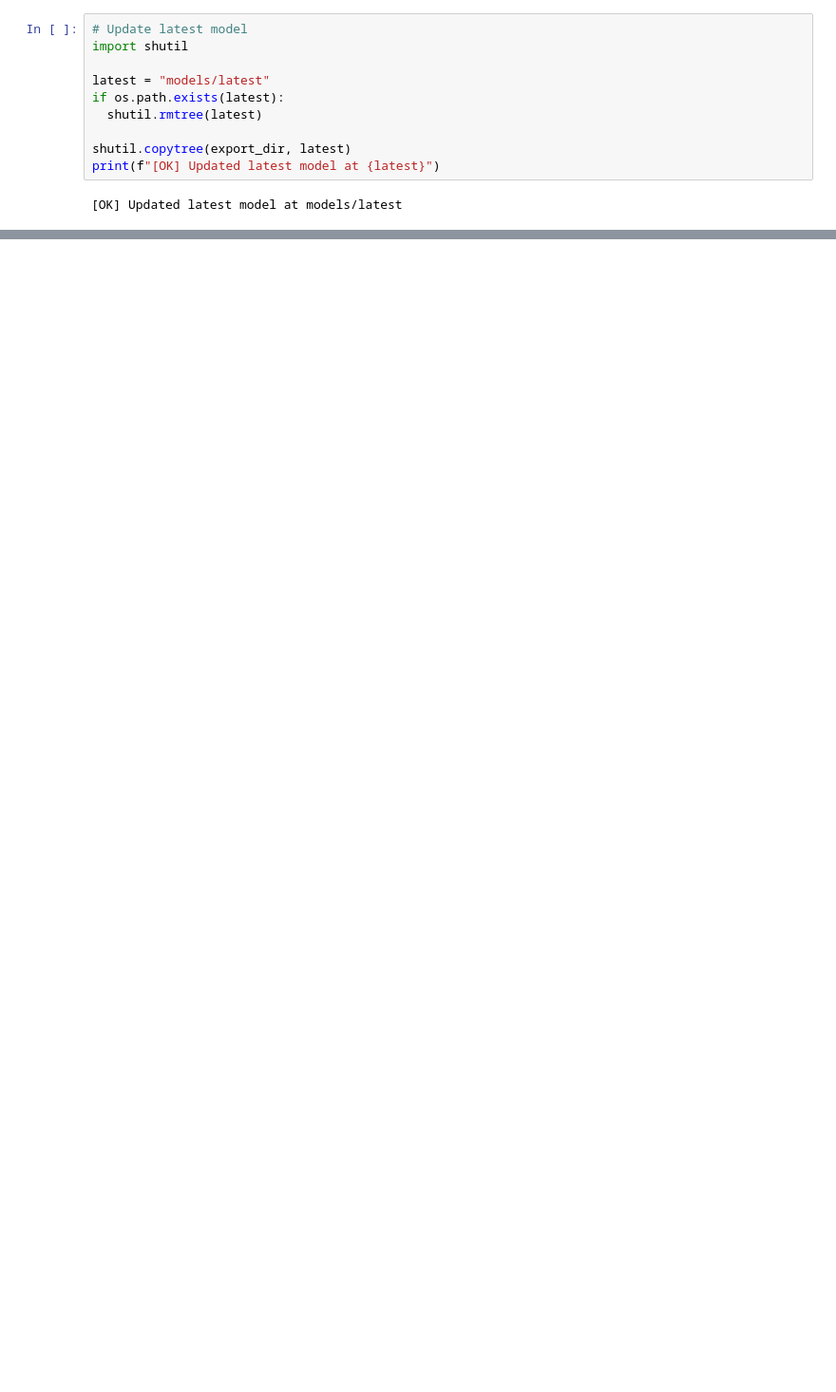
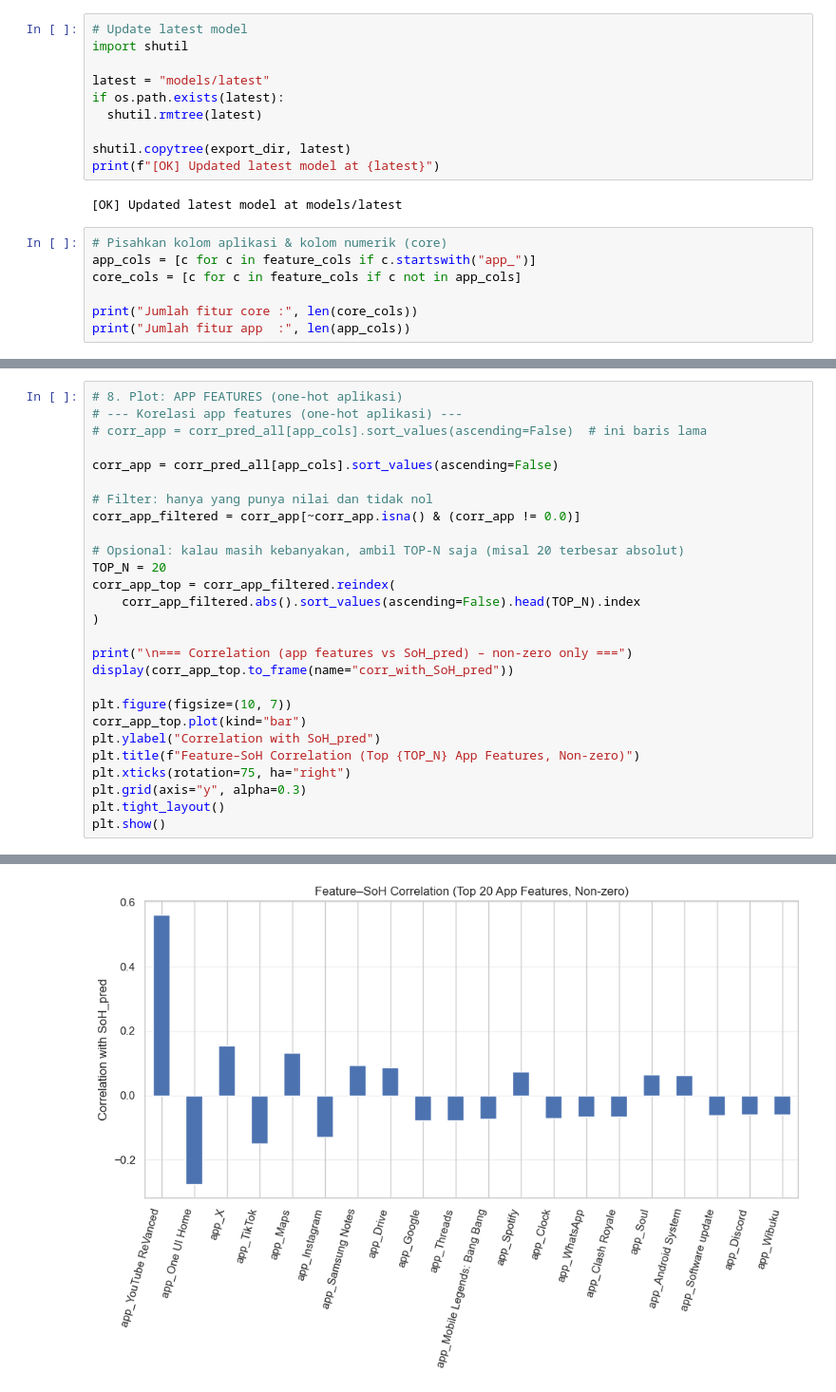
Before and after one commit to fadeldnswr/smartphone-battery-be, a Jupyter notebook: notebooks/main.ipynb, the cells around one changed output, grey strips where cells are left out. Shown at 95% size. Drawn from its saved outputs; the diff is of its cells as text; blank space fills up the shorter version.

```diff
--- a/notebooks/main.ipynb
+++ b/notebooks/main.ipynb
@@ -1129,3 +1235,10 @@ shutil.copytree(export_dir, latest)
 print(f"[OK] Updated latest model at {latest}")
 # %% [output]
 [OK] Updated latest model at models/latest
+# %%
+# Pisahkan kolom aplikasi & kolom numerik (core)
+app_cols = [c for c in feature_cols if c.startswith("app_")]
+core_cols = [c for c in feature_cols if c not in app_cols]
+
+print("Jumlah fitur core :", len(core_cols))
+print("Jumlah fitur app  :", len(app_cols))
@@ -1131,0 +1336,28 @@ print(f"[OK] Updated latest model at {latest}")
+# %%
+# 8. Plot: APP FEATURES (one-hot aplikasi)
+# --- Korelasi app features (one-hot aplikasi) ---
+# corr_app = corr_pred_all[app_cols].sort_values(ascending=False)  # ini baris lama
+
+corr_app = corr_pred_all[app_cols].sort_values(ascending=False)
+
+# Filter: hanya yang punya nilai dan tidak nol
+corr_app_filtered = corr_app[~corr_app.isna() & (corr_app != 0.0)]
+
+# Opsional: kalau masih kebanyakan, ambil TOP-N saja (misal 20 terbesar absolut)
+TOP_N = 20
+corr_app_top = corr_app_filtered.reindex(
+    corr_app_filtered.abs().sort_values(ascending=False).head(TOP_N).index
+)
+
+print("\n=== Correlation (app features vs SoH_pred) – non-zero only ===")
+display(corr_app_top.to_frame(name="corr_with_SoH_pred"))
+
+plt.figure(figsize=(10, 7))
+corr_app_top.plot(kind="bar")
+plt.ylabel("Correlation with SoH_pred")
+plt.title(f"Feature–SoH Correlation (Top {TOP_N} App Features, Non-zero)")
+plt.xticks(rotation=75, ha="right")
+plt.grid(axis="y", alpha=0.3)
+plt.tight_layout()
+plt.show()
+# %% [output]
@@ -1131,0 +1382 @@ print(f"[OK] Updated latest model at {latest}")
+[figure, added]
```
Also changed, not shown: parts of 38 cells of this notebook, 56 other files.
